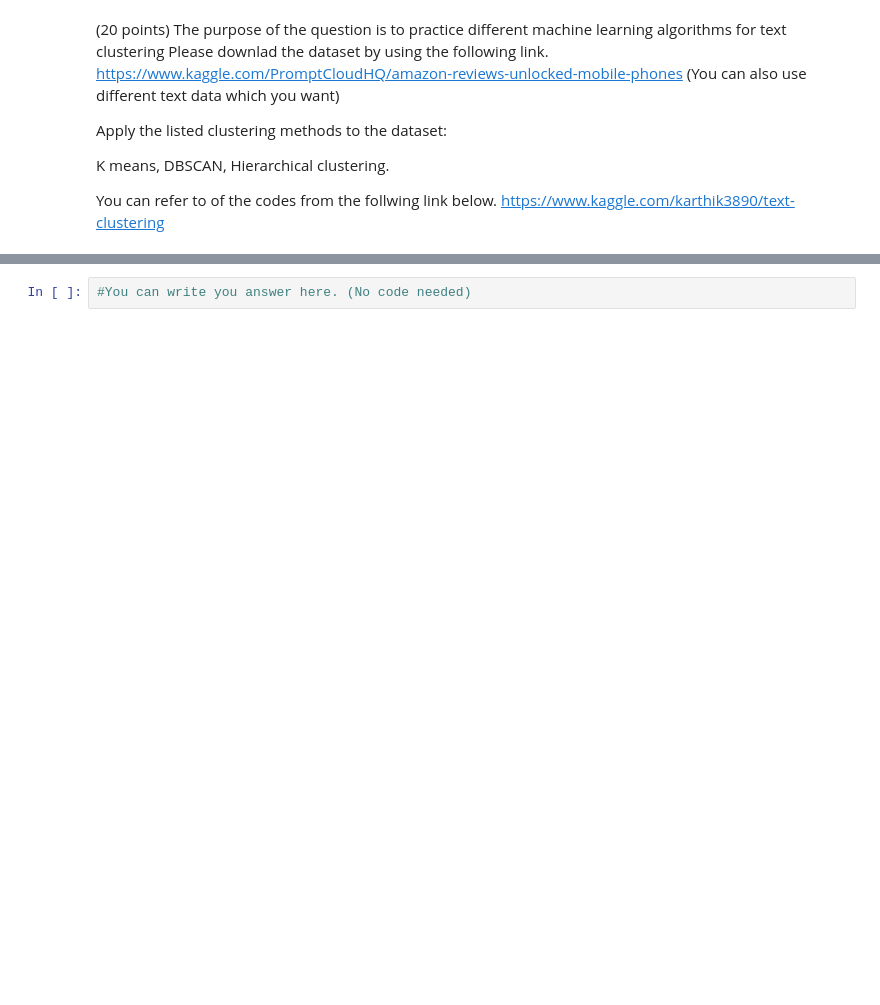
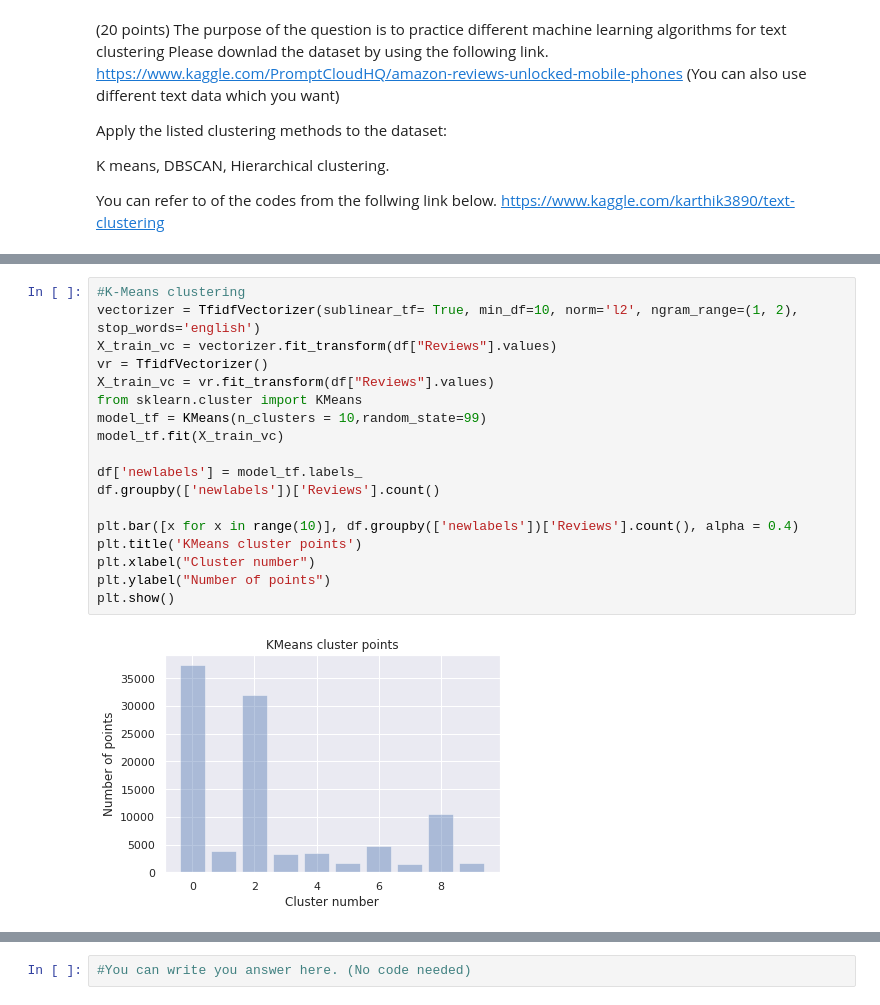
Before and after one commit to anveshveeramalla/Anvesh_INFO5731_SPRING2022, a Jupyter notebook: In_class_exercise_05_2.ipynb, the cells around one changed output, grey strips where cells are left out. Saved outputs shown, nothing was run; the diff lists cells and outputs as text; blank space fills up the shorter version.

```diff
--- a/In_class_exercise_05_2.ipynb
+++ b/In_class_exercise_05_2.ipynb
@@ -503 +396,21 @@ cluster_center
+# %%
+#K-Means clustering
+vectorizer = TfidfVectorizer(sublinear_tf= True, min_df=10, norm='l2', ngram_range=(1, 2), stop_words='english')
+X_train_vc = vectorizer.fit_transform(df["Reviews"].values)
+vr = TfidfVectorizer()
+X_train_vc = vr.fit_transform(df["Reviews"].values)
+from sklearn.cluster import KMeans
+model_tf = KMeans(n_clusters = 10,random_state=99)
+model_tf.fit(X_train_vc)
+
+df['newlabels'] = model_tf.labels_
+df.groupby(['newlabels'])['Reviews'].count()
+
+plt.bar([x for x in range(10)], df.groupby(['newlabels'])['Reviews'].count(), alpha = 0.4)
+plt.title('KMeans cluster points')
+plt.xlabel("Cluster number")
+plt.ylabel("Number of points")
+plt.show()
+# %% [output]
+[figure, added]
 # %%
```
Also changed, not shown: parts of 76 cells of this notebook.
